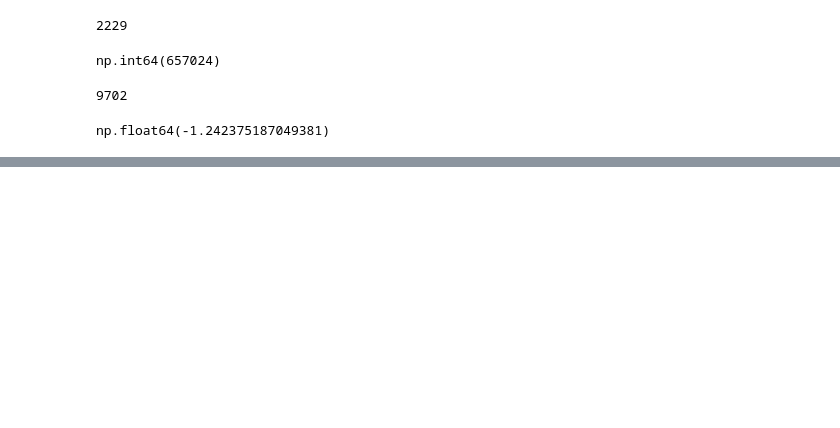
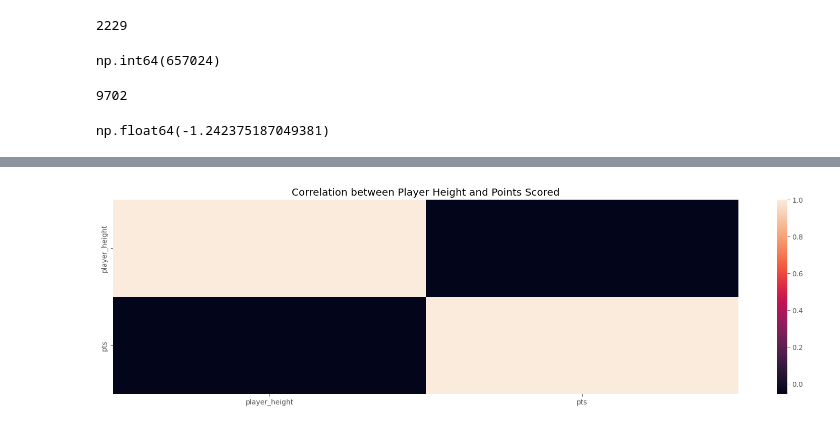
Before and after one commit to kaan4dev/nbaAnalysis, a Jupyter notebook: nba.ipynb, the cells around one changed output, grey strips where cells are left out. Cells and saved outputs as stored; diff of their text form; code cells hidden in the pictures; blank space fills up the shorter version.

```diff
--- a/nba.ipynb
+++ b/nba.ipynb
@@ -324,0 +338,9 @@ np.float64(-1.242375187049381)
+# %%
+## What is the correlation between player height and points scored?
+corr = df[['player_height', 'pts']].corr()
+
+plt.figure(figsize=(20,5))
+ax = sns.heatmap(corr)
+ax = ax.set_title('Correlation between Player Height and Points Scored')
+# %% [output]
+[figure, added]
```
Also changed, not shown: parts of 12 cells of this notebook, 2 other files.
